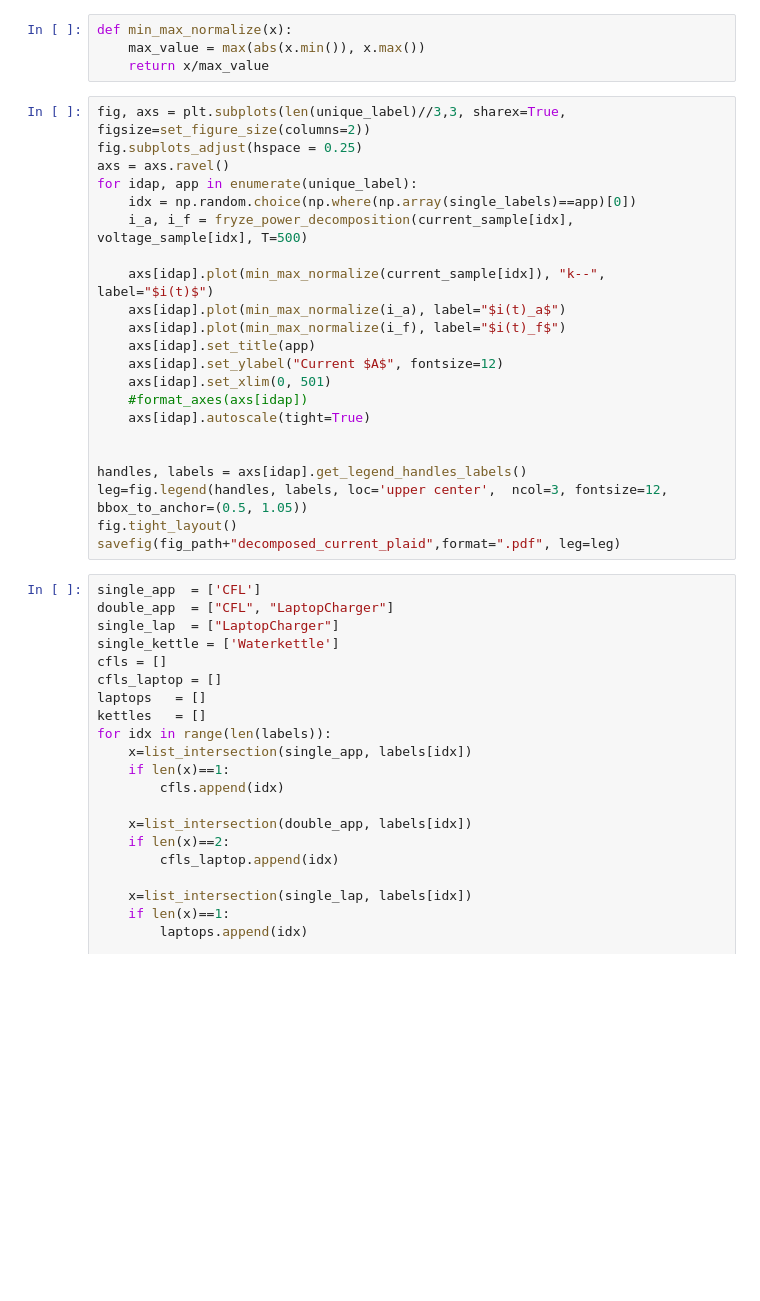
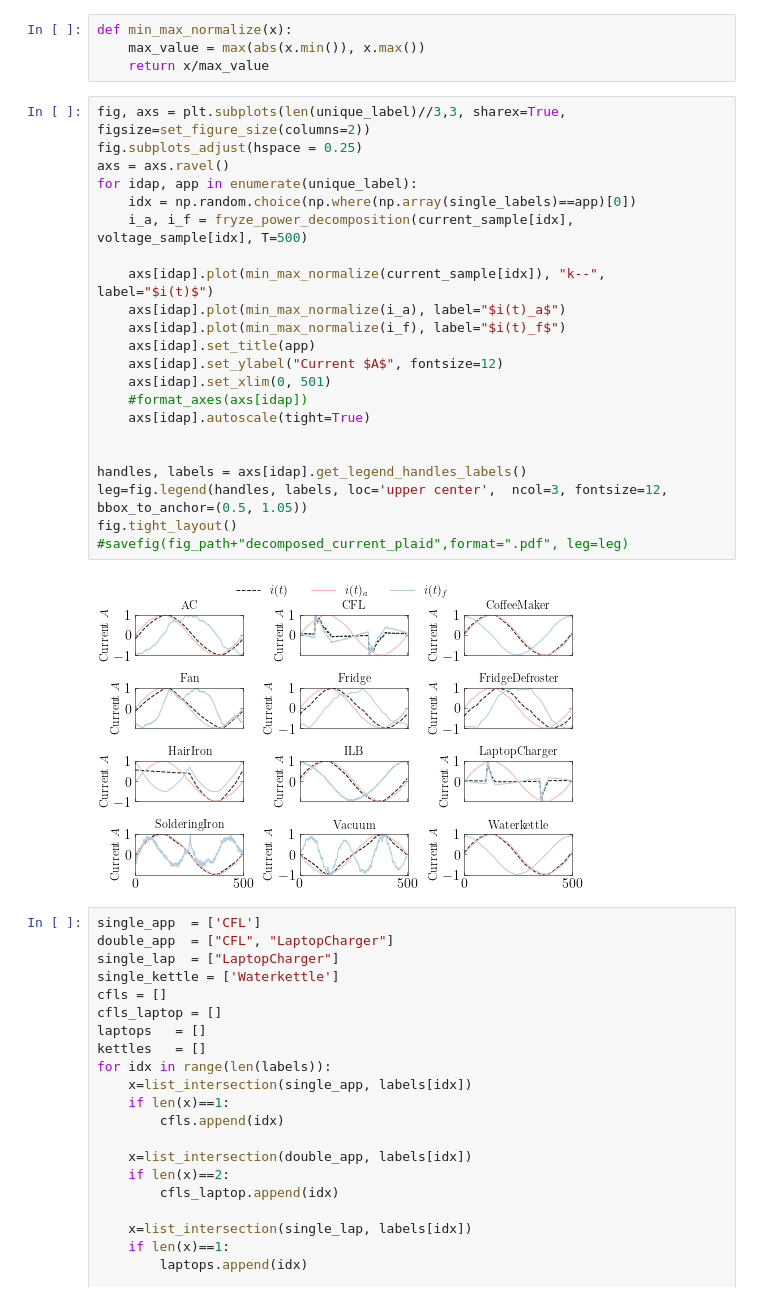
Before and after one commit to sambaiga/MLCFCD, a Jupyter notebook: notebook/Visual-paper.ipynb, the cells around one changed output. Cells and saved outputs as stored; diff of their text form; blank space fills up the shorter version.

```diff
--- a/notebook/Visual-paper.ipynb
+++ b/notebook/Visual-paper.ipynb
@@ -204,25 +208,27 @@ def min_max_normalize(x):
 # %%
 fig, axs = plt.subplots(len(unique_label)//3,3, sharex=True, figsize=set_figure_size(columns=2))
 fig.subplots_adjust(hspace = 0.25)
 axs = axs.ravel()
 for idap, app in enumerate(unique_label):
     idx = np.random.choice(np.where(np.array(single_labels)==app)[0])
     i_a, i_f = fryze_power_decomposition(current_sample[idx], voltage_sample[idx], T=500)
 
     axs[idap].plot(min_max_normalize(current_sample[idx]), "k--", label="$i(t)$")
     axs[idap].plot(min_max_normalize(i_a), label="$i(t)_a$")
     axs[idap].plot(min_max_normalize(i_f), label="$i(t)_f$")
     axs[idap].set_title(app)
     axs[idap].set_ylabel("Current $A$", fontsize=12)
     axs[idap].set_xlim(0, 501)
     #format_axes(axs[idap])
     axs[idap].autoscale(tight=True)
 
 
 handles, labels = axs[idap].get_legend_handles_labels()
 leg=fig.legend(handles, labels, loc='upper center',  ncol=3, fontsize=12, bbox_to_anchor=(0.5, 1.05))
 fig.tight_layout()
-savefig(fig_path+"decomposed_current_plaid",format=".pdf", leg=leg)
+#savefig(fig_path+"decomposed_current_plaid",format=".pdf", leg=leg)
+# %% [output]
+[figure, added]
 # %%
 single_app  = ['CFL']
 double_app  = ["CFL", "LaptopCharger"]
```
Also changed, not shown: parts of 12 cells of this notebook, 10 other files.
